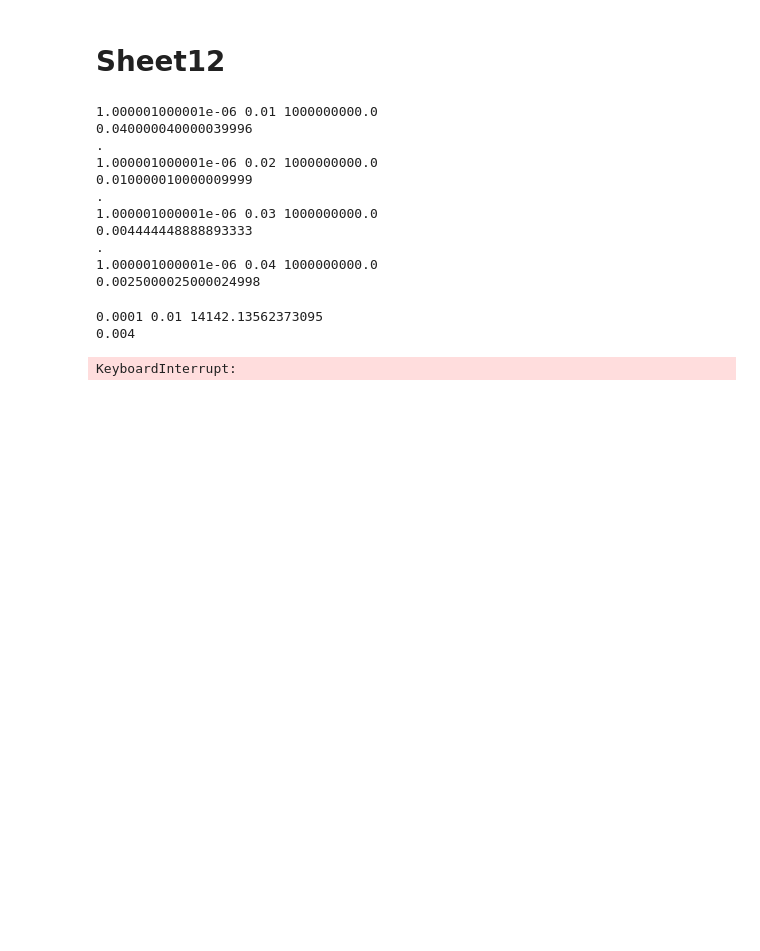
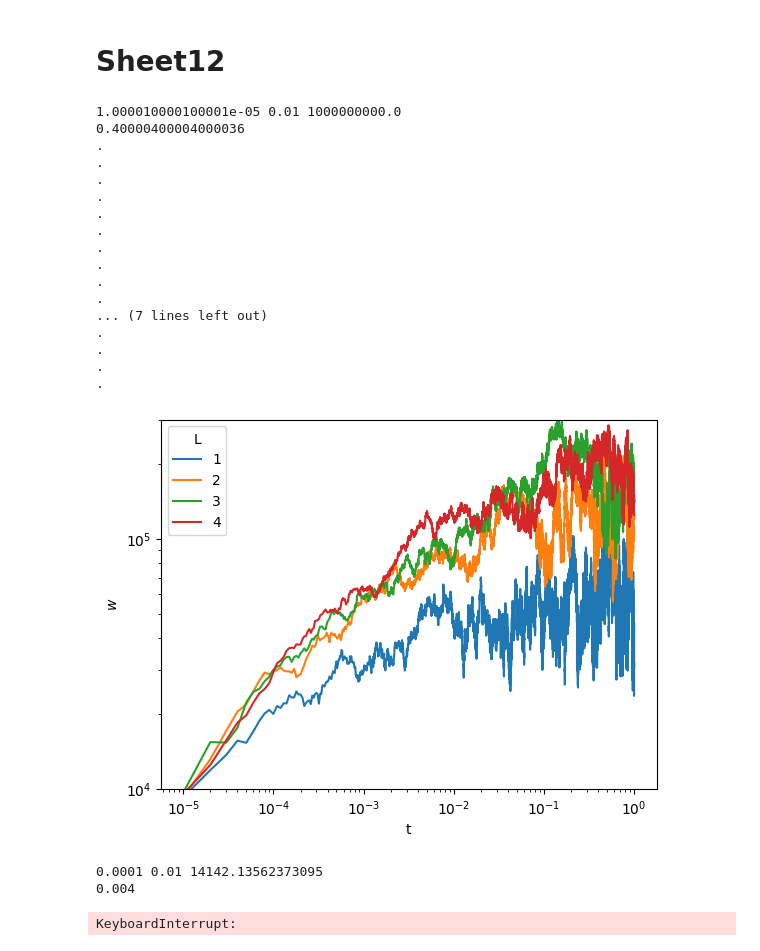
Before and after one commit to PaulJungnickel/SoftActiveMatter, a Jupyter notebook: week6/Sheet12.ipynb, the cells around one changed output. Saved outputs shown, nothing was run; the diff lists cells and outputs as text; code cells hidden in the pictures; blank space fills up the shorter version.

```diff
--- a/week6/Sheet12.ipynb
+++ b/week6/Sheet12.ipynb
@@ -7,12 +7,12 @@ from scipy.integrate import solve_ivp
 from numba import njit, jit
 # %%
 np.random.seed(42)
-num_runs = 1
+num_runs = 10
 Ls = [1,2,3,4]
 # Ls = [1]
 for L in Ls:
     # L = 1
-    t_max = 1
+    t_max = 2
     v = 1
     D=  1e9
     N = 100 + 1
@@ -65,14 +65,52 @@ plt.loglog()
 plt.legend(title='L')
 plt.savefig('a.png', dpi=600)
 # %% [output]
-1.000001000001e-06 0.01 1000000000.0
-0.040000040000039996
+1.000010000100001e-05 0.01 1000000000.0
+0.40000400004000036
 .
-1.000001000001e-06 0.02 1000000000.0
-0.010000010000009999
 .
-1.000001000001e-06 0.03 1000000000.0
-0.004444448888893333
 .
-1.000001000001e-06 0.04 1000000000.0
-0.0025000025000024998
+.
+.
+.
+.
+.
+.
+.
+... (7 lines left out)
+.
+.
+.
+.
+# %%
+np.random.seed(42)
+num_runs = 2
+Ls = [1,2,3,4]
+# Ls = [1]
+for L in Ls:
+    # L = 1
+    t_max = 1
+    v = 1
+    D=  1e9
+    N = 100 + 1
+    dt = 1e-5
+    time_steps = int(t_max/dt)
+    # time_steps = 10000 +1
+
+    t, dt = np.linspace(0,t_max, time_steps,retstep=True)
+    x, dx = np.linspace(0,L,N,retstep=True)
+
+    noise_scale = D
+
+    w_mean = np.load('w_mean_{}.npy'.format(L))
+    plt.plot(t, w_mean, label=L)
+
+
+plt.xlabel('t')
+plt.ylabel('$w$')
+plt.ylim([10000, 300000])
+plt.loglog()
+plt.legend(title='L')
+plt.savefig('a.png', dpi=600)
+# %% [output]
+[figure, added]
```
Also changed, not shown: parts of 1 cell of this notebook, 4 other files.
